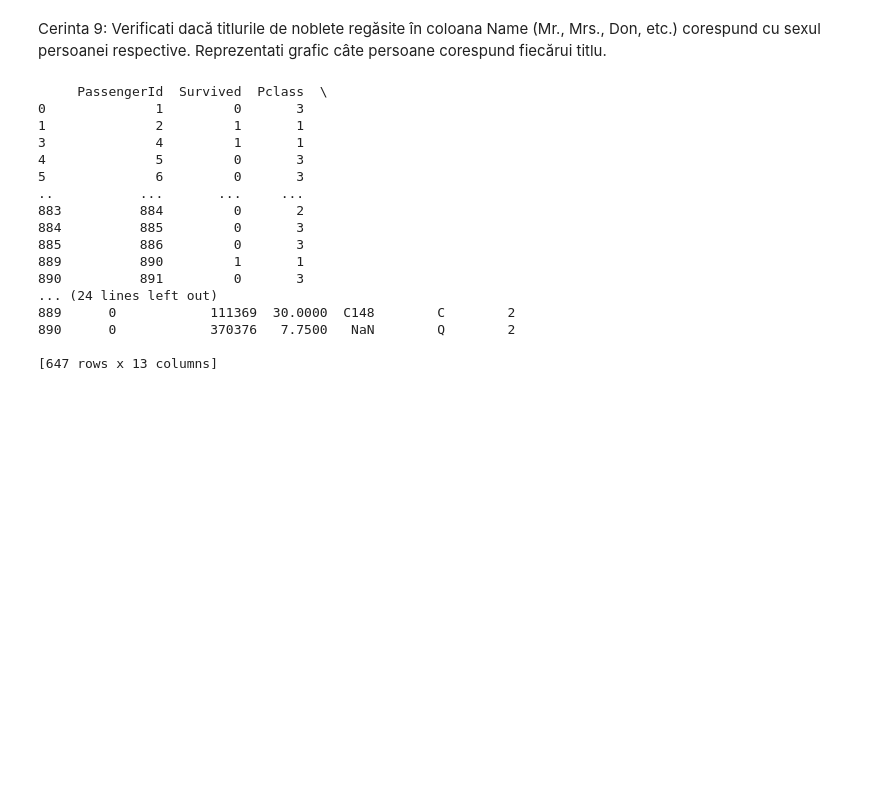
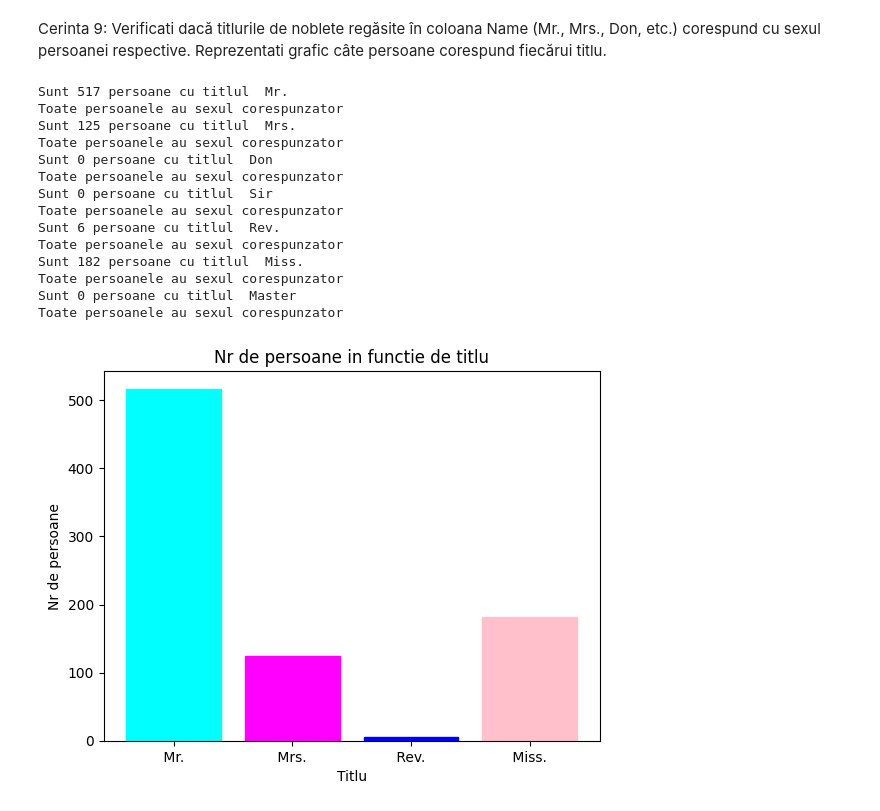
Before and after one commit to alexandrubabacea/Kaggle-Titanic, a Jupyter notebook: Partea1 proiect.ipynb, the cells around one changed output. Cells and saved outputs as stored; diff of their text form; code cells hidden in the pictures; blank space fills up the shorter version.

```diff
--- a/Proiect28-5-24.ipynb
+++ b/Partea1 proiect.ipynb
@@ -294,27 +324,56 @@ thirdmean = thirdclass.mean()
 # %% [markdown]
 Cerinta 9: Verificati dacă titlurile de noblete regăsite în coloana Name (Mr., Mrs., Don, etc.) corespund cu sexul persoanei respective. Reprezentati grafic câte persoane corespund fiecărui titlu.
-# %%
-titles = ['Mr.', 'Mrs.', 'Don', 'Sir', 'Rev.', 'Miss.', 'Master']
-sex = ['male', 'female', 'male', 'male', 'male', 'female', 'male']
-
-filtered_data = TrainData.loc[TrainData['Name'].str.contains("Mr.")]
-
-print(filtered_data)
-# %% [output]
-     PassengerId  Survived  Pclass  \
-0              1         0       3
-1              2         1       1
-3              4         1       1
-4              5         0       3
-5              6         0       3
-..           ...       ...     ...
-883          884         0       2
-884          885         0       3
-885          886         0       3
-889          890         1       1
-890          891         0       3
-... (24 lines left out)
-889      0            111369  30.0000  C148        C        2
-890      0            370376   7.7500   NaN        Q        2
-
-[647 rows x 13 columns]
+# %%
+titles = [' Mr. ', ' Mrs. ', ' Don ', ' Sir ', ' Rev. ', ' Miss. ', ' Master ']
+sex = ['male', 'female', 'male', 'male', 'male', 'female', 'male']
+
+lista_titluri_bune = []
+lista_nr = []
+
+for i in range(0, len(titles)):
+  filtered_data = TrainData.loc[TrainData['Name'].str.contains(titles[i])]
+  length = len(filtered_data)
+
+  filtered_data = filtered_data[filtered_data['Sex'] == sex[i]]
+
+  print(f"Sunt {length} persoane cu titlul {titles[i]}")
+
+  if length != len(filtered_data):
+    print(f"Ceva nu e in regula la {titles[i]}")
+  else:
+    print("Toate persoanele au sexul corespunzator")
+
+  if length > 0:
+    lista_titluri_bune.append(titles[i])
+    lista_nr.append(len(filtered_data))
+
+
+
+plt.bar(lista_titluri_bune, lista_nr)
+
+plt.xlabel('Titlu')
+plt.ylabel('Nr de persoane')
+plt.title('Nr de persoane in functie de titlu')
+
+plt.gca().get_children()[0].set_color('cyan')
+plt.gca().get_children()[1].set_color('magenta')
+plt.gca().get_children()[2].set_color('blue')
+plt.gca().get_children()[3].set_color('pink')
+
+plt.show()
+# %% [output]
+Sunt 517 persoane cu titlul  Mr.
+Toate persoanele au sexul corespunzator
+Sunt 125 persoane cu titlul  Mrs.
+Toate persoanele au sexul corespunzator
+Sunt 0 persoane cu titlul  Don
+Toate persoanele au sexul corespunzator
+Sunt 0 persoane cu titlul  Sir
+Toate persoanele au sexul corespunzator
+Sunt 6 persoane cu titlul  Rev.
+Toate persoanele au sexul corespunzator
+Sunt 182 persoane cu titlul  Miss.
+Toate persoanele au sexul corespunzator
+Sunt 0 persoane cu titlul  Master
+Toate persoanele au sexul corespunzator
+[figure, added]
```
Also changed, not shown: parts of 6 cells of this notebook, 6 other files.
